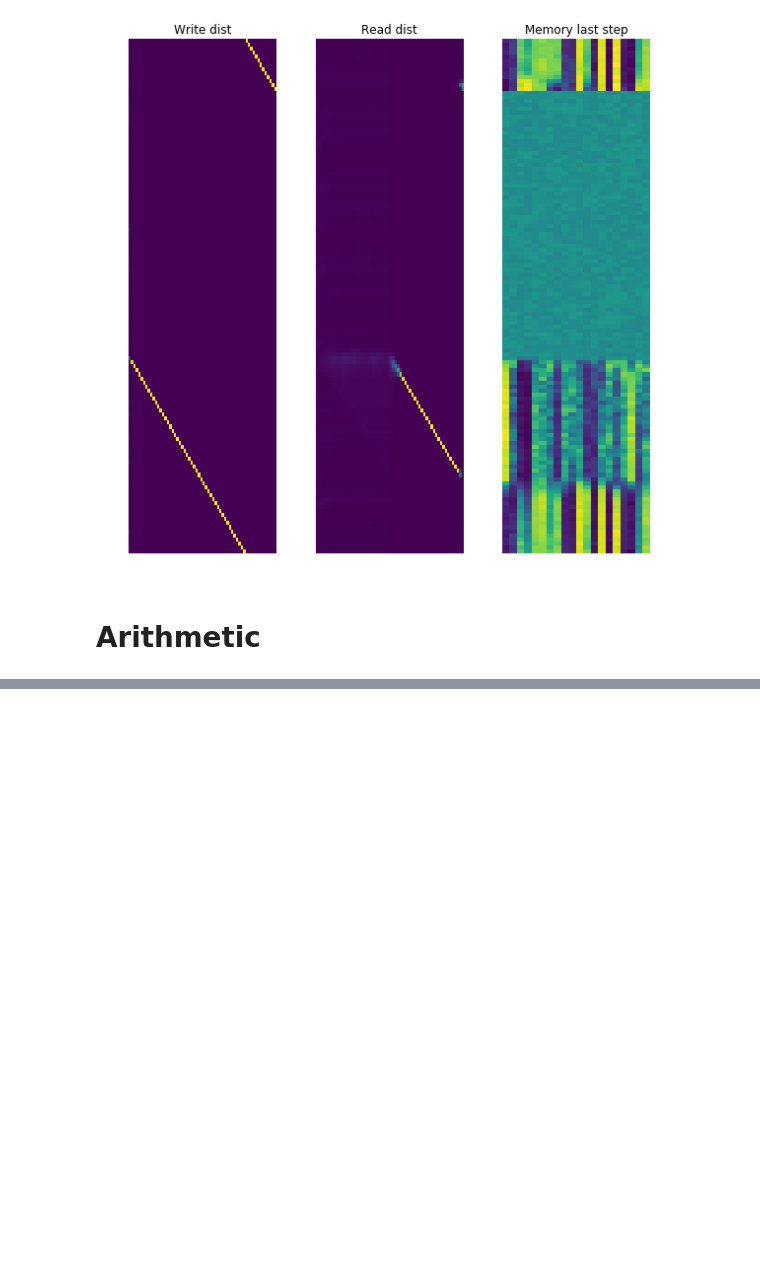
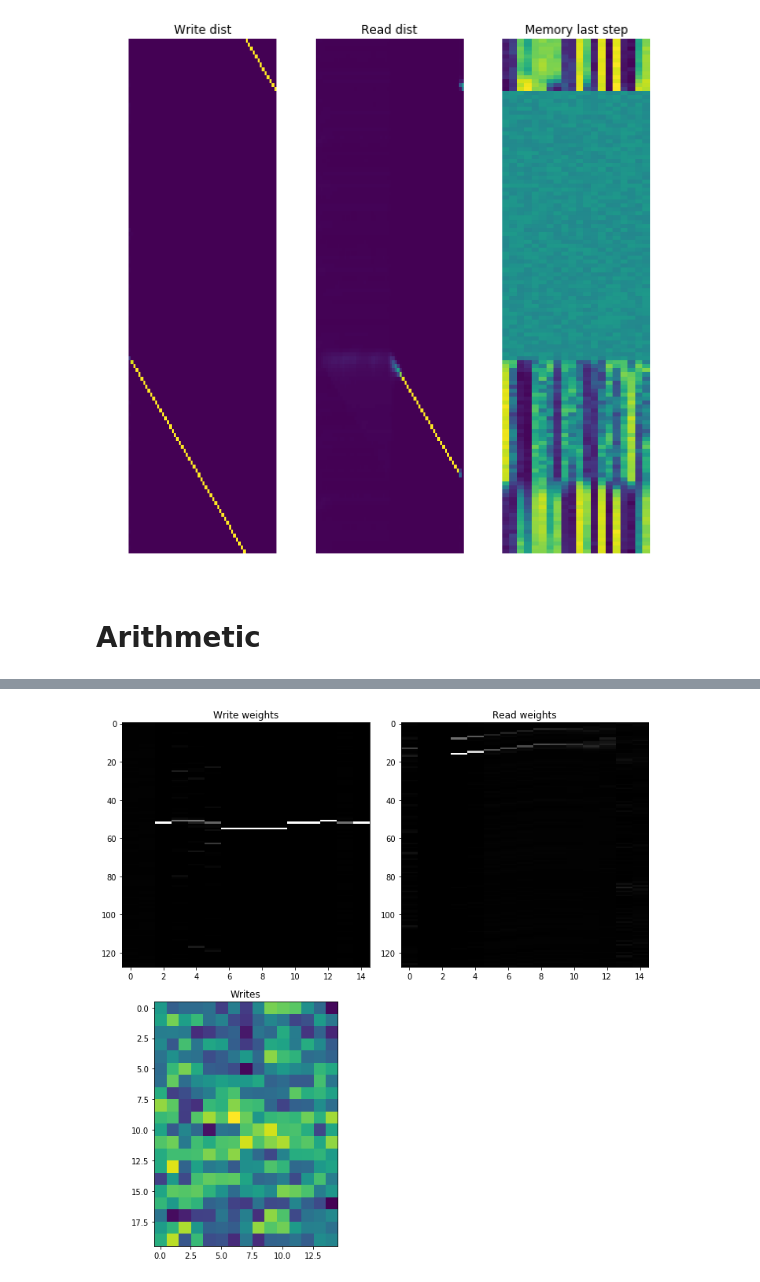
Before and after one commit to dasimagin/ksenia, a Jupyter notebook: Memory Visualization.ipynb, the cells around one changed output, grey strips where cells are left out. Cells and saved outputs as stored; diff of their text form; code cells hidden in the pictures; blank space fills up the shorter version.

```diff
--- a/Memory Visualization.ipynb
+++ b/Memory Visualization.ipynb
@@ -93,6 +149,10 @@ config.load = 'experiments/arithmetic/lstm/checkpoints/LSTM-839984.pth'
 # %%
 model, optimizer, loss, train_data, validation_data = train_arithmetic.setup_model(config)
 # %%
+ex_len = 7
 x, y, m = train_data.gen_batch(batch_size=1,
-                min_len=20, max_len=20,
+                min_len=ex_len, max_len=ex_len,
                 distribution=np.array([1,]))
+evaluate(x, y, model, ex_len)
+info = {}
+pred = model(x.cuda(), info)
@@ -163,0 +163,23 @@ TypeError: int() can't convert non-string with explicit base
+# %%
+write_weights = np.array([w.squeeze().detach().cpu().numpy() for w in info['write_head']['write_weights']])
+read_weights = np.array([w.squeeze().detach().cpu().numpy() for w in info['read_head']['read_weights']])
+writes = np.array([w.squeeze().detach().cpu().numpy() for w in info['write_head']['write_vectors']])
+
+plt.figure(figsize=(10, 10))
+
+plt.subplot(221)
+plt.title('Write weights')
+plt.imshow(write_weights.T, cmap='gray', aspect='auto')
+
+plt.subplot(222)
+plt.title('Read weights')
+plt.imshow(read_weights.T, cmap='gray', aspect='auto')
+
+plt.subplot(223)
+plt.title('Writes')
+plt.imshow(writes.T, aspect='equal')
+
+plt.tight_layout()
+plt.show()
+# %% [output]
+[figure, added]
```
Also changed, not shown: parts of 7 cells of this notebook, 2 other files.
